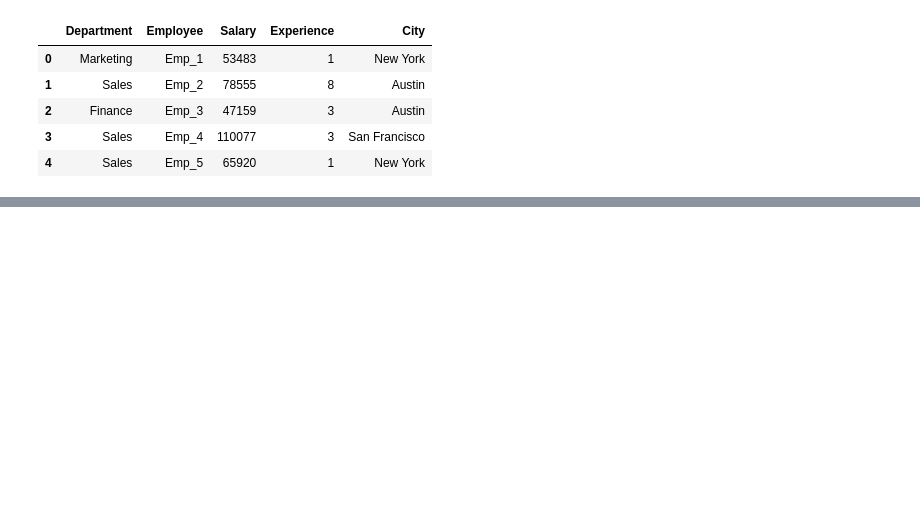
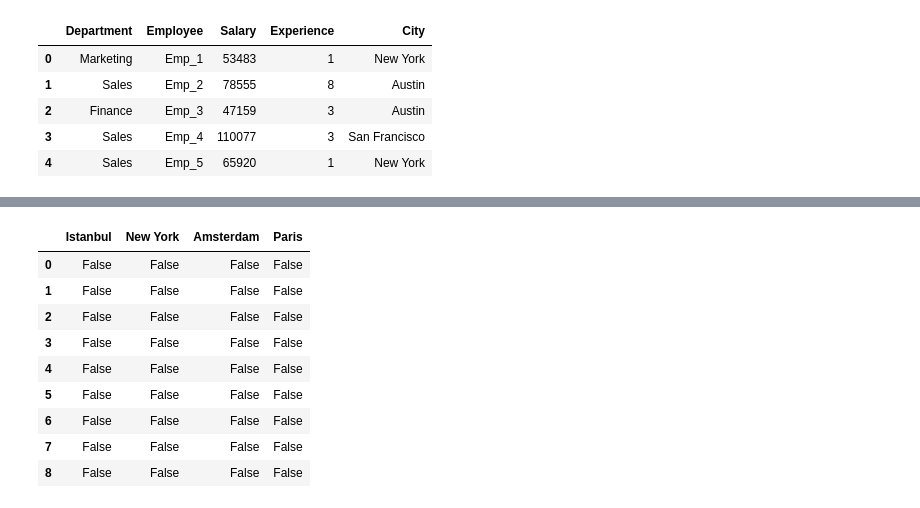
Before and after one commit to Furkan-KLC/PythonForDataScience, a Jupyter notebook: PandasNotları.ipynb, the cells around one changed output, grey strips where cells are left out. Saved outputs shown, nothing was run; the diff lists cells and outputs as text; code cells hidden in the pictures; blank space fills up the shorter version.

```diff
--- a/PandasNotları.ipynb
+++ b/PandasNotları.ipynb
@@ -231,0 +291,15 @@ employee.head(5)
+# %%
+weather=pd.read_excel("6-weather.xlsx", engine="openpyxl")
+# %%
+weather.isna()
+# %% [output]
+|  | Istanbul | New York | Amsterdam | Paris |
+| 0 | False | False | False | False |
+| 1 | False | False | False | False |
+| 2 | False | False | False | False |
+| 3 | False | False | False | False |
+| 4 | False | False | False | False |
+| 5 | False | False | False | False |
+| 6 | False | False | False | False |
+| 7 | False | False | False | False |
+| 8 | False | False | False | False |
```
Also changed, not shown: parts of 36 cells of this notebook, 3 other files.
